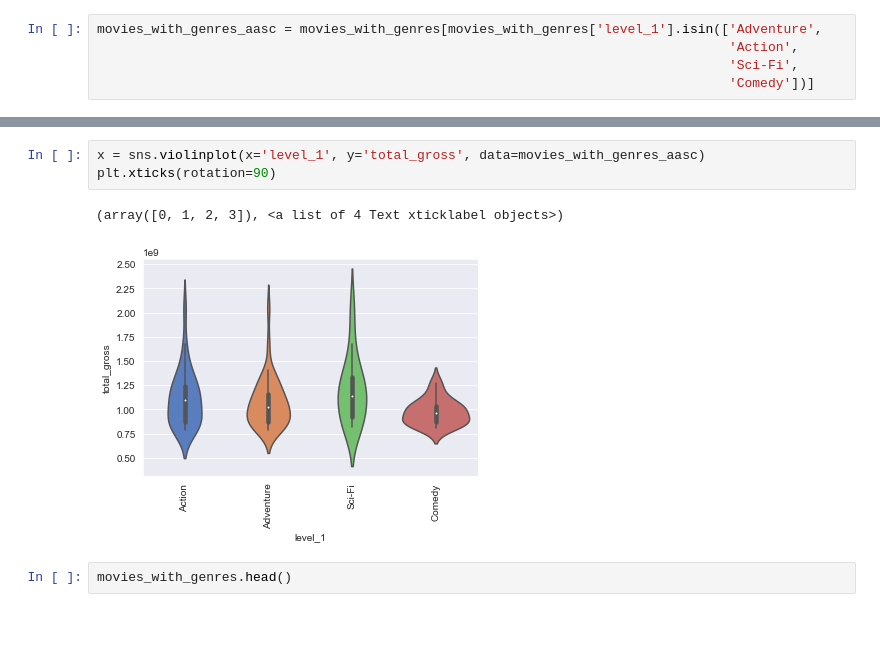
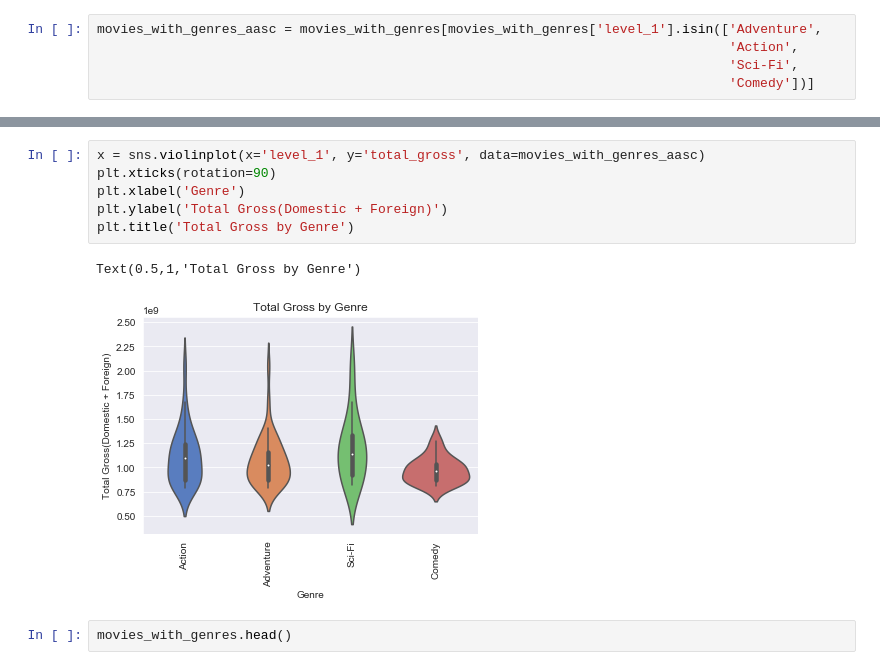
Before and after one commit to aschams/FlatironProject1, a Jupyter notebook: ASchams_notebook.ipynb, the cells around one changed output, grey strips where cells are left out. Saved outputs shown, nothing was run; the diff lists cells and outputs as text; blank space fills up the shorter version.

Commit message:
Added a few charts and functions to make them

```diff
--- a/ASchams_notebook.ipynb
+++ b/ASchams_notebook.ipynb
@@ -466,9 +514,12 @@ movies_with_genres_aasc = movies_with_genres[movies_with_genres['level_1'].isin(
 # %%
 x = sns.violinplot(x='level_1', y='total_gross', data=movies_with_genres_aasc)
 plt.xticks(rotation=90)
+plt.xlabel('Genre')
+plt.ylabel('Total Gross(Domestic + Foreign)')
+plt.title('Total Gross by Genre')
 # %% [output]
-(array([0, 1, 2, 3]), <a list of 4 Text xticklabel objects>)
+Text(0.5,1,'Total Gross by Genre')
-[figure, old version]
+[figure, new version]
 # %%
 movies_with_genres.head()
 # %% [output]
```
Also changed, not shown: parts of 8 cells of this notebook.
